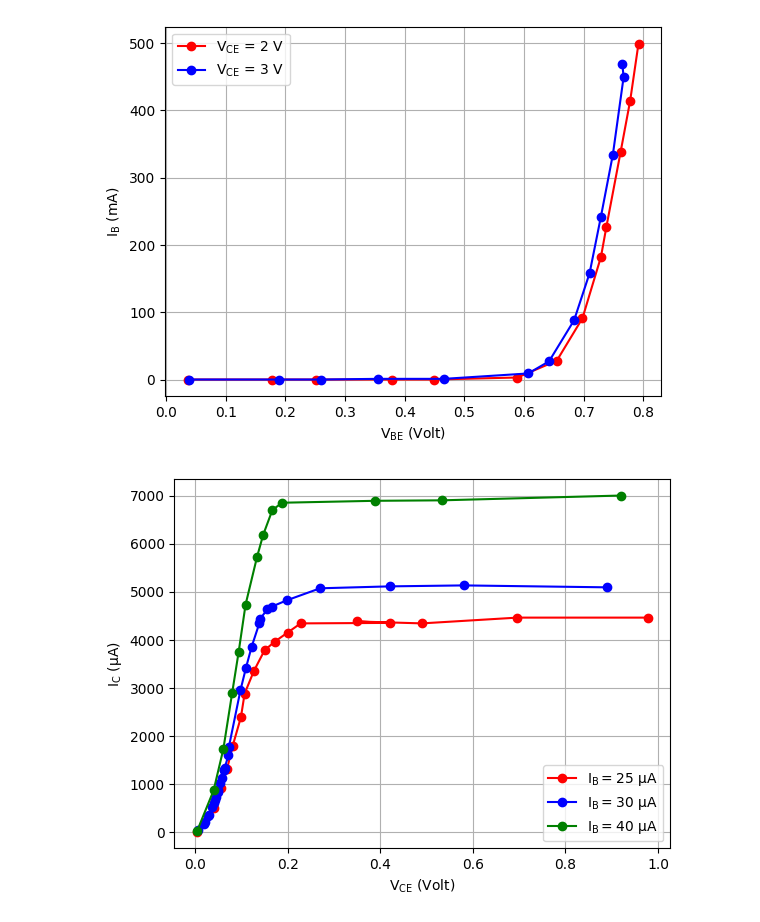
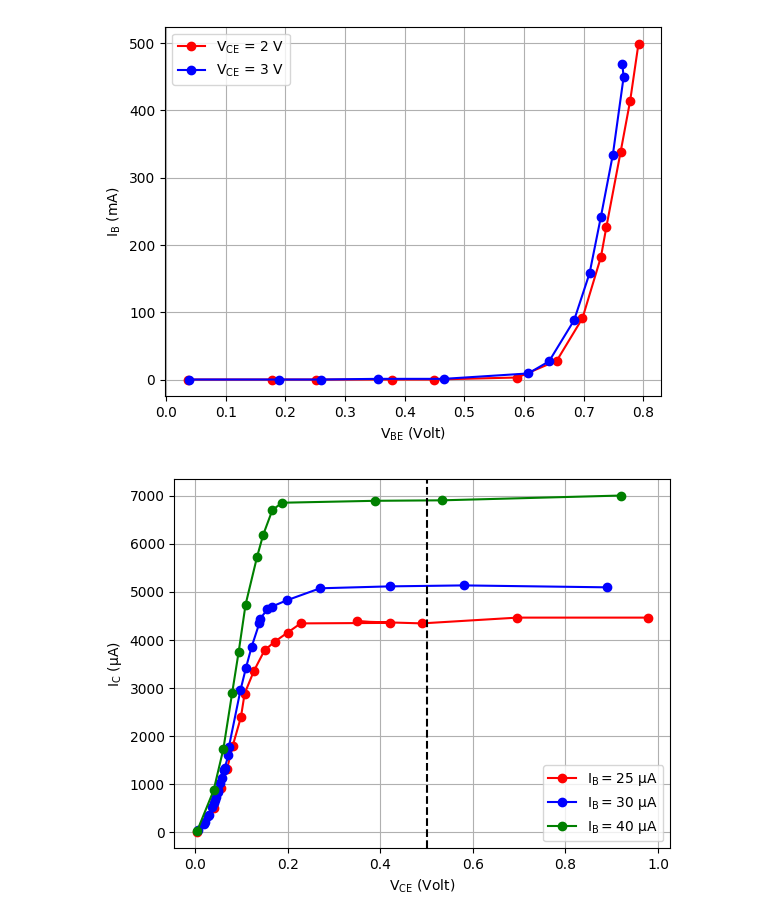
Before and after one commit to LoneWolf1304/PH3204, a Jupyter notebook: Expt_2/Report_Bad/Graphs.ipynb, the cells around one changed output. Saved outputs shown, nothing was run; the diff lists cells and outputs as text; code cells hidden in the pictures.

```diff
--- a/Expt_2/Report_Bad/Graphs.ipynb
+++ b/Expt_2/Report_Bad/Graphs.ipynb
@@ -20,11 +20,12 @@ plt.savefig("./Graphs/Input.svg")
 # %%
 plt.plot(I25["V_CE (milli)"],I25["I_C (micro)"],"ro-",label=r"$\mathrm{I_B = 25 \ \mu A}$")
 plt.plot(I30["V_CE (milli)"], I30["I_C (micro)"],"bo-",label=r"$\mathrm{I_B = 30 \ \mu A}$")
 plt.plot(I40["V_CE (milli)"], I40["I_C (micro)"],"go-",label=r"$\mathrm{I_B = 40 \ \mu A}$")
+plt.axvline(0.5,ls="--",color="black")
 plt.grid()
 plt.legend()
 plt.xlabel(r"$\mathrm{V_{CE}}$ (Volt)")
 plt.ylabel(r"$\mathrm{I_C \ (\mu A)}$ ")
 plt.savefig("./Graphs/Output.svg")
 # %% [output]
-[figure, old version]
+[figure, new version]
```
Also changed, not shown: 9 other files.
